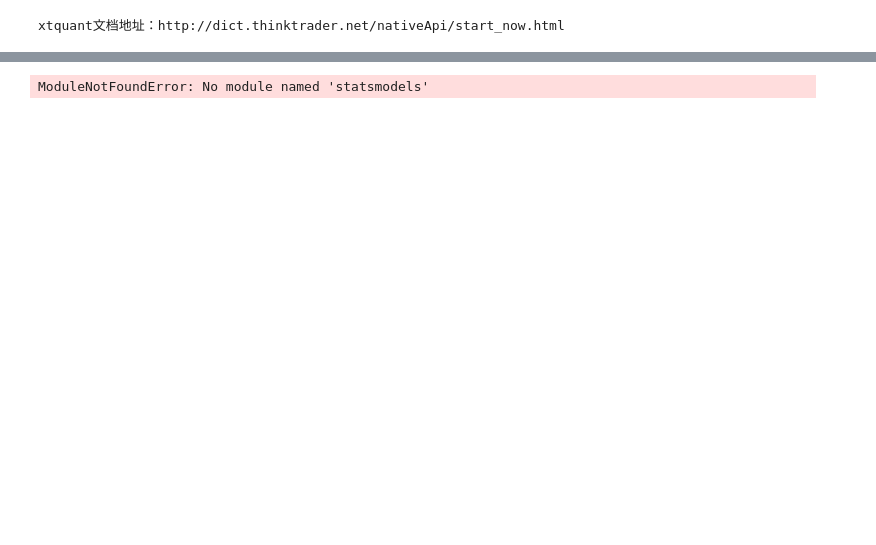
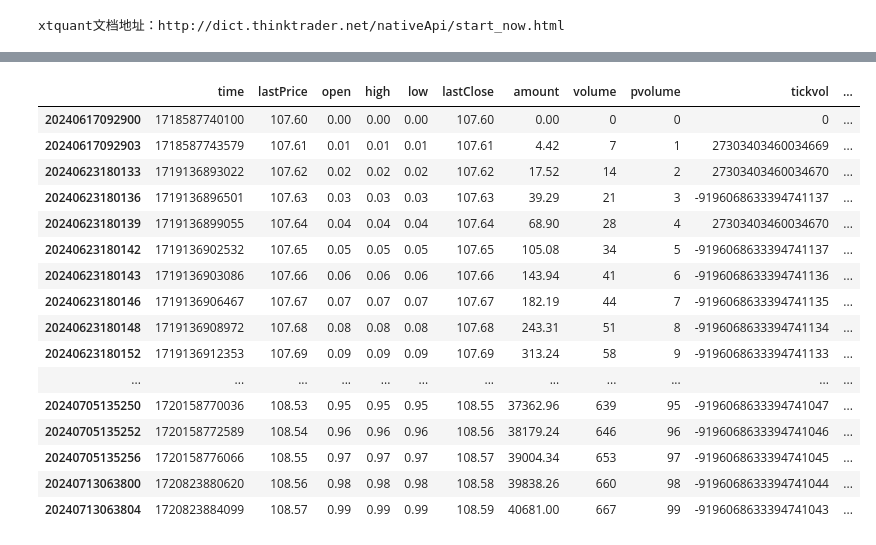
Before and after one commit to tonymouse1997/qmt, a Jupyter notebook: qmt策略.ipynb, the cells around one changed output, grey strips where cells are left out. Cells and saved outputs as stored; diff of their text form; code cells hidden in the pictures; blank space fills up the shorter version.

```diff
--- a/qmt策略.ipynb
+++ b/qmt策略.ipynb
@@ -50,5 +53,5 @@ if 1:
 # %%
 # 读取本地历史行情数据
-history_data = xtdata.get_market_data_ex([], main_contract, period=period, start_time='20230613', count=-1)
-history_data[main_contract[0]]
+history_data = xtdata.get_market_data_ex([], ['TL2503.IF'], period=period, count=-1)
+history_data['TL2503.IF'].head()
 # %% [output]
@@ -92,34 +75,26 @@ df
-# %%
-import matplotlib.pyplot as plt
-
-import pmdarima as pm
-
-# 提取 lastPrice 列
-last_price_series = df['lastPrice']
-
-# 拆分训练集和测试集
-train_size = int(len(last_price_series) * 0.8)
-train, test = last_price_series[:train_size], last_price_series[train_size:]
-
-# 使用自动ARIMA来寻找最佳参数
-auto_model = pm.auto_arima(train, seasonal=False, stepwise=True, trace=True)
-
-# 打印最佳参数
-print(f"最佳ARIMA参数: {auto_model.order}")
-
-# 使用最佳参数重新建立ARIMA模型
-model = ARIMA(train, order=auto_model.order)
-model_fit = model.fit()
-
-# 预测
-forecast = model_fit.forecast(steps=len(test))
-
-# 绘制结果
-plt.figure(figsize=(12, 6))
-plt.plot(train.index, train, label='Train')
-plt.plot(test.index, test, label='Test')
-plt.plot(test.index, forecast, label='Forecast')
-plt.legend()
-plt.show()
-# %% [output]
-ModuleNotFoundError: No module named 'statsmodels'
+# %%
+import pandas as pd
+
+# Set display options to avoid omissions
+pd.set_option('display.max_rows', None)
+pd.set_option('display.max_columns', None)
+
+history_data['TL2503.IF'][:100]
+# %% [output]
+|  | time | lastPrice | open | high | low | lastClose | amount | volume | pvolume | tickvol | ... |
+| 20240617092900 | 1718587740100 | 107.60 | 0.00 | 0.00 | 0.00 | 107.60 | 0.00 | 0 | 0 | 0 | ... |
+| 20240617092903 | 1718587743579 | 107.61 | 0.01 | 0.01 | 0.01 | 107.61 | 4.42 | 7 | 1 | 27303403460034669 | ... |
+| 20240623180133 | 1719136893022 | 107.62 | 0.02 | 0.02 | 0.02 | 107.62 | 17.52 | 14 | 2 | 27303403460034670 | ... |
+| 20240623180136 | 1719136896501 | 107.63 | 0.03 | 0.03 | 0.03 | 107.63 | 39.29 | 21 | 3 | -9196068633394741137 | ... |
+| 20240623180139 | 1719136899055 | 107.64 | 0.04 | 0.04 | 0.04 | 107.64 | 68.90 | 28 | 4 | 27303403460034670 | ... |
+| 20240623180142 | 1719136902532 | 107.65 | 0.05 | 0.05 | 0.05 | 107.65 | 105.08 | 34 | 5 | -9196068633394741137 | ... |
+| 20240623180143 | 1719136903086 | 107.66 | 0.06 | 0.06 | 0.06 | 107.66 | 143.94 | 41 | 6 | -9196068633394741136 | ... |
+| 20240623180146 | 1719136906467 | 107.67 | 0.07 | 0.07 | 0.07 | 107.67 | 182.19 | 44 | 7 | -9196068633394741135 | ... |
+| 20240623180148 | 1719136908972 | 107.68 | 0.08 | 0.08 | 0.08 | 107.68 | 243.31 | 51 | 8 | -9196068633394741134 | ... |
+| 20240623180152 | 1719136912353 | 107.69 | 0.09 | 0.09 | 0.09 | 107.69 | 313.24 | 58 | 9 | -9196068633394741133 | ... |
+| ... | ... | ... | ... | ... | ... | ... | ... | ... | ... | ... | ... |
+| 20240705135250 | 1720158770036 | 108.53 | 0.95 | 0.95 | 0.95 | 108.55 | 37362.96 | 639 | 95 | -9196068633394741047 | ... |
+| 20240705135252 | 1720158772589 | 108.54 | 0.96 | 0.96 | 0.96 | 108.56 | 38179.24 | 646 | 96 | -9196068633394741046 | ... |
+| 20240705135256 | 1720158776066 | 108.55 | 0.97 | 0.97 | 0.97 | 108.57 | 39004.34 | 653 | 97 | -9196068633394741045 | ... |
+| 20240713063800 | 1720823880620 | 108.56 | 0.98 | 0.98 | 0.98 | 108.58 | 39838.26 | 660 | 98 | -9196068633394741044 | ... |
+| 20240713063804 | 1720823884099 | 108.57 | 0.99 | 0.99 | 0.99 | 108.59 | 40681.00 | 667 | 99 | -9196068633394741043 | ... |
```
Also changed, not shown: parts of 6 cells of this notebook, 1 other file.
